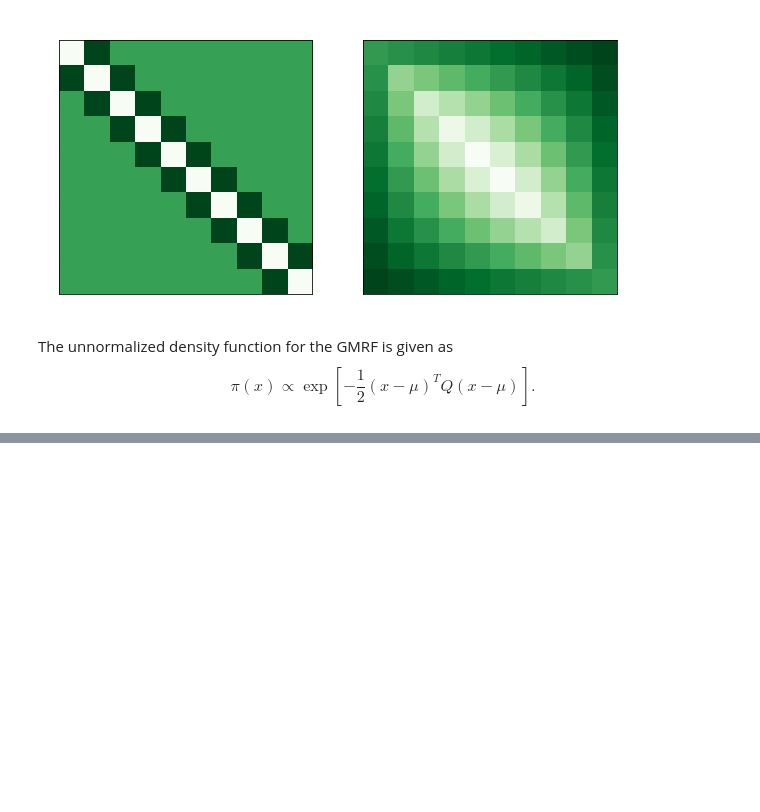
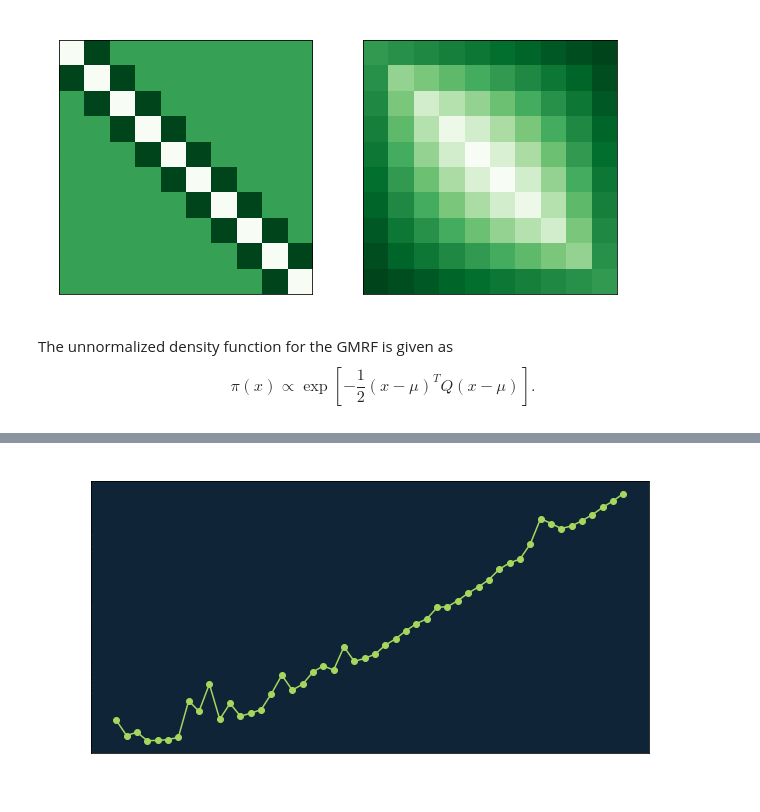
Before and after one commit to jlindbloom/jlindbloom.github.io, a Jupyter notebook: posts/hierarchical_cmrf.ipynb, the cells around one changed output, grey strips where cells are left out. Cells and saved outputs as stored; diff of their text form; code cells hidden in the pictures; blank space fills up the shorter version.

```diff
--- a/posts/hierarchical_cmrf.ipynb
+++ b/posts/hierarchical_cmrf.ipynb
@@ -287,0 +210,50 @@ For a demonstration of a line plot on a polar axis, see @fig-polar.
+# %%
+#| label: fig-random_walk_increasing_n_prec_method
+#| fig-cap: Time to generate a single sample vs. number of points N, using the precision method.
+
+import time
+from sklearn import datasets, linear_model
+
+ns = np.logspace(2.5, 7, num=50)
+ns = np.rint(ns).astype(np.int32)
+
+
+def draw_single_sample_prec_method(n):
+    """Draws a single sample from the RW model of size n,
+    using the covariance method.
+    """
+    d_mat = sp.eye(n)
+    d_mat.setdiag(-1, k=-1)
+    d_mat = sp.csr_matrix(d_mat)
+
+    prec_mat = d_mat.T @ d_mat
+    prec_mat = sp.csc_matrix(prec_mat)
+
+    factor = cholesky(prec_mat, ordering_method='natural')
+
+    np.random.seed(0)
+    z = np.random.normal(size=n)
+    sample = factor.solve_Lt(z, use_LDLt_decomposition=False)
+
+    return None
+
+times = []
+for n in ns:
+    start = time.time()
+    draw_single_sample_prec_method(n)
+    end = time.time()
+    elapsed = end - start
+    times.append(elapsed)
+
+regr = linear_model.LinearRegression()
+regr.fit(np.log(ns)[:, None], np.log(times)[:, None])
+slope = regr.coef_[0][0]
+
+fig, axs = plt.subplots(figsize=(10,5))
+axs.loglog(ns, times, "o-", color="#A5D75E")
+axs.set_xlabel("N")
+axs.set_ylabel("Time (milliseconds)")
+axs.set_title(f"Slope = {slope:.1f}")
+plt.show()
+# %% [output]
+[figure, added]
```
Also changed, not shown: parts of 56 cells of this notebook, 39 other files.
